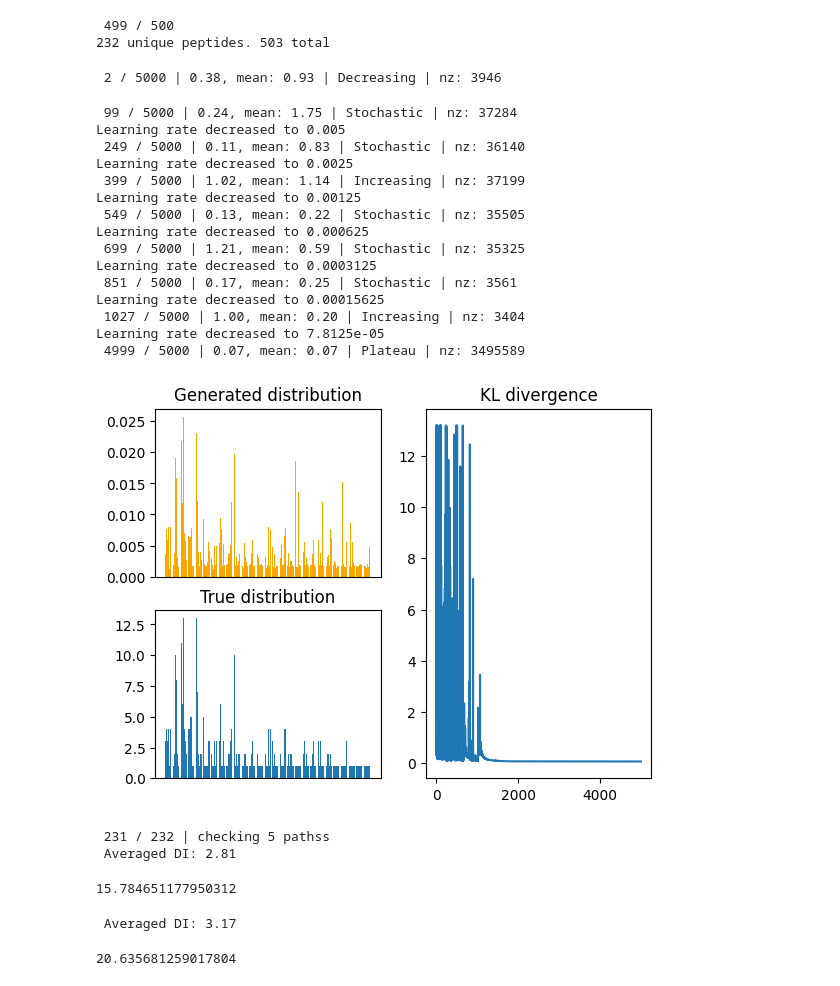
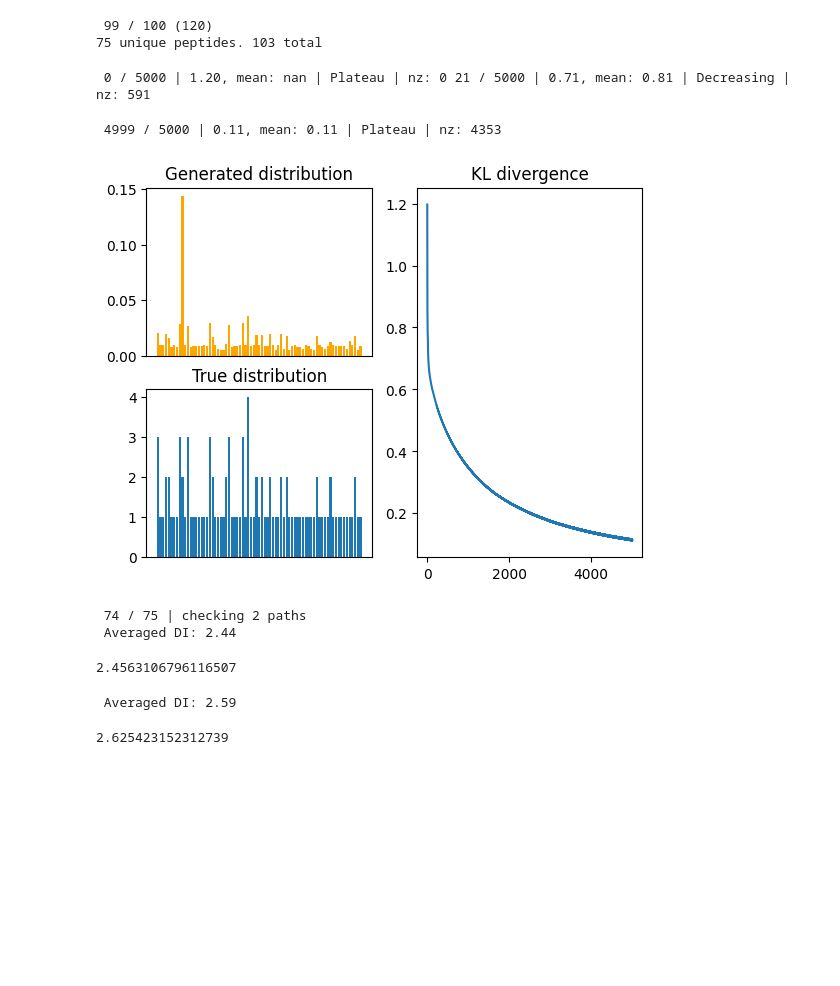
Before and after one commit to ErikHartman/disassembly, a Jupyter notebook: src/weight_estimation_gd.ipynb, the cells around one changed output. Saved outputs shown, nothing was run; the diff lists cells and outputs as text; code cells hidden in the pictures; blank space fills up the shorter version.

```diff
--- a/src/weight_estimation_gd.ipynb
+++ b/src/weight_estimation_gd.ipynb
@@ -9,68 +9,54 @@ enzymes = enzyme_set(
         enzyme({"K": 0.5, "R": 0.5}, "trypsin"),
         enzyme({"V": 0.5, "I": 0.25, "A": 0.15, "T": 0.1}, "elne"),
     ],
-    [1, 1, 1],  # activities
-    [1, 1, 1],  # abundances
+    [1, 1, 0],  # activities
+    [1, 1, 0],  # abundances
 )
 
 
 P, sequence_graph = simulate_proteolysis(
     pr39,
     n_start=3,
-    n_generate=500,
-    endo_or_exo_probability=[0.9, 0.1],
+    n_generate=100,
+    endo_or_exo_probability=[0.5, 0.5],
     enzymes=enzymes,
 )
 # %% [output]
- 499 / 500
-232 unique peptides. 503 total
+ 99 / 100 (120)
+75 unique peptides. 103 total
 # %%
 from disassembly.estimate_weights_gd import estimate_weights
 
 
 G, kls, generated, weights = estimate_weights(
     true_dict=P,
-    lr=0.01,
+    lr=0.001,
     n_iterations=5000,
 
 )
 
 fig, axs = plt.subplot_mosaic(
     [["generated", "kl"], ["true", "kl"]], width_ratios=[2, 2]
 )
 
 
 axs["true"].bar(P.keys(), P.values())
 axs["generated"].bar(
     generated[len(generated.keys()) -1 ].keys(),
     generated[len(generated.keys())-1].values(),
     color="orange",
 )
 axs["kl"].plot(kls)
 axs["true"].set_title("True distribution")
 axs["generated"].set_title(f"Generated distribution")
 axs["kl"].set_title("KL divergence")
 axs["true"].set_xticks([])
 axs["generated"].set_xticks([])
 plt.show()
 # %% [output]
- 2 / 5000 | 0.38, mean: 0.93 | Decreasing | nz: 3946
+ 0 / 5000 | 1.20, mean: nan | Plateau | nz: 0 21 / 5000 | 0.71, mean: 0.81 | Decreasing | nz: 591
- 99 / 5000 | 0.24, mean: 1.75 | Stochastic | nz: 37284
-Learning rate decreased to 0.005
- 249 / 5000 | 0.11, mean: 0.83 | Stochastic | nz: 36140
-Learning rate decreased to 0.0025
- 399 / 5000 | 1.02, mean: 1.14 | Increasing | nz: 37199
-Learning rate decreased to 0.00125
- 549 / 5000 | 0.13, mean: 0.22 | Stochastic | nz: 35505
-Learning rate decreased to 0.000625
- 699 / 5000 | 1.21, mean: 0.59 | Stochastic | nz: 35325
-Learning rate decreased to 0.0003125
- 851 / 5000 | 0.17, mean: 0.25 | Stochastic | nz: 3561
-Learning rate decreased to 0.00015625
- 1027 / 5000 | 1.00, mean: 0.20 | Increasing | nz: 3404
-Learning rate decreased to 7.8125e-05
- 4999 / 5000 | 0.07, mean: 0.07 | Plateau | nz: 3495589
+ 4999 / 5000 | 0.11, mean: 0.11 | Plateau | nz: 4353
-[figure, old version]
+[figure, new version]
 # %%
 from disassembly.disassembly import get_disassembly_indexes
 from disassembly.disassembly import get_disassembly
@@ -78,17 +64,17 @@ from disassembly.disassembly import get_disassembly
 real_disassembly_indexes = get_disassembly_indexes(sequence_graph)
 get_disassembly(P, real_disassembly_indexes)
 # %% [output]
- 231 / 232 | checking 5 pathss
- Averaged DI: 2.81
+ 74 / 75 | checking 2 paths
+ Averaged DI: 2.44
-15.784651177950312
+2.4563106796116507
 # %%
 from disassembly.disassembly import get_disassembly_indexes_mc
 
 mc_di = get_disassembly_indexes_mc(G, 20000)
 get_disassembly(P, mc_di)
 # %% [output]
- Averaged DI: 3.17
+ Averaged DI: 2.59
-20.635681259017804
+2.625423152312739
 # %%
 from scipy.stats import linregress
 import numpy as np
```
Also changed, not shown: parts of 2 cells of this notebook, 6 other files.
